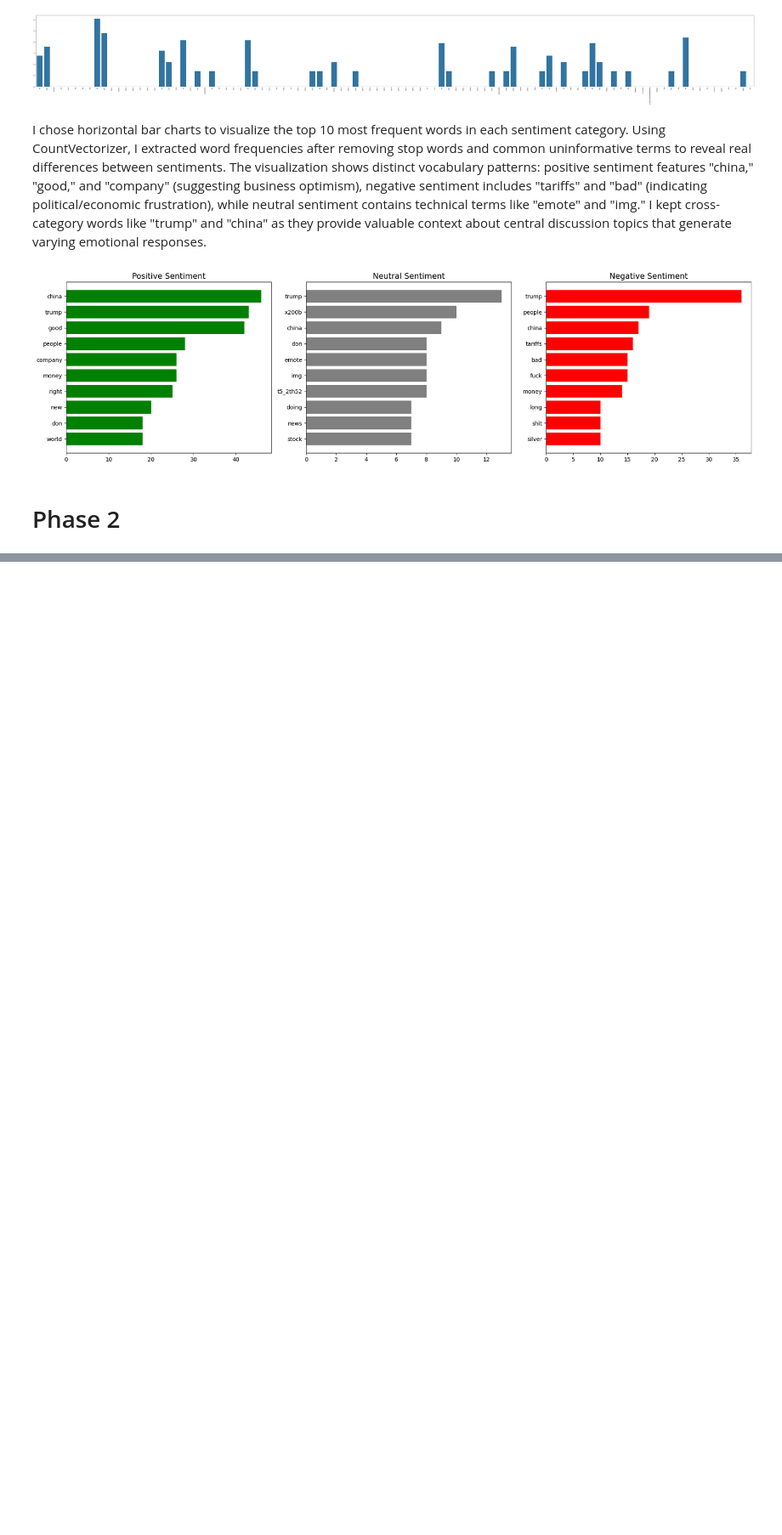
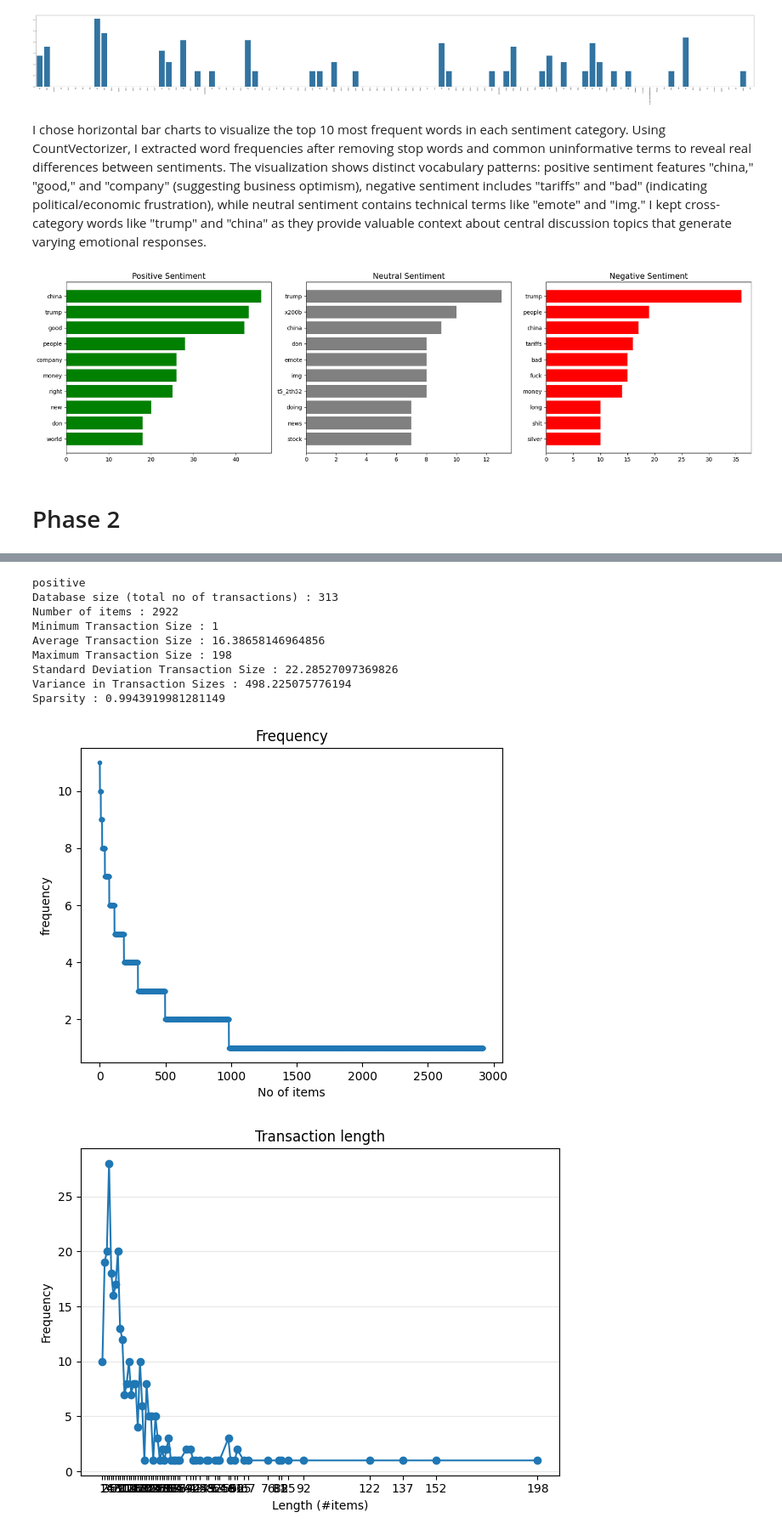
Before and after one commit to Althea80/DM2025-Lab1-Exercise, a Jupyter notebook: DM2025-Lab1-Homework.ipynb, the cells around one changed output, grey strips where cells are left out. Shown at 85% size. Drawn from its saved outputs; the diff is of its cells as text; code cells hidden in the pictures; blank space fills up the shorter version.

```diff
--- a/DM2025-Lab1-Homework.ipynb
+++ b/DM2025-Lab1-Homework.ipynb
@@ -624,0 +732,32 @@ plt.show()
+# %%
+from PAMI.extras.dbStats import TransactionalDatabase as tds
+
+print('positive')
+obj1 = tds.TransactionalDatabase('td_freq_db_positive.csv')
+obj1.run()
+obj1.printStats()
+obj1.plotGraphs()
+
+print('negative')
+obj2 = tds.TransactionalDatabase('td_freq_db_negative.csv')
+obj2.run()
+obj2.printStats()
+obj2.plotGraphs()
+
+print('neutral')
+obj3 = tds.TransactionalDatabase('td_freq_db_neutral.csv')
+obj3.run()
+obj3.printStats()
+obj3.plotGraphs()
+# %% [output]
+positive
+Database size (total no of transactions) : 313
+Number of items : 2922
+Minimum Transaction Size : 1
+Average Transaction Size : 16.38658146964856
+Maximum Transaction Size : 198
+Standard Deviation Transaction Size : 22.28527097369826
+Variance in Transaction Sizes : 498.225075776194
+Sparsity : 0.9943919981281149
+[figure, added]
+[figure, added]
```
Also changed, not shown: parts of 56 cells of this notebook, 2 other files.
